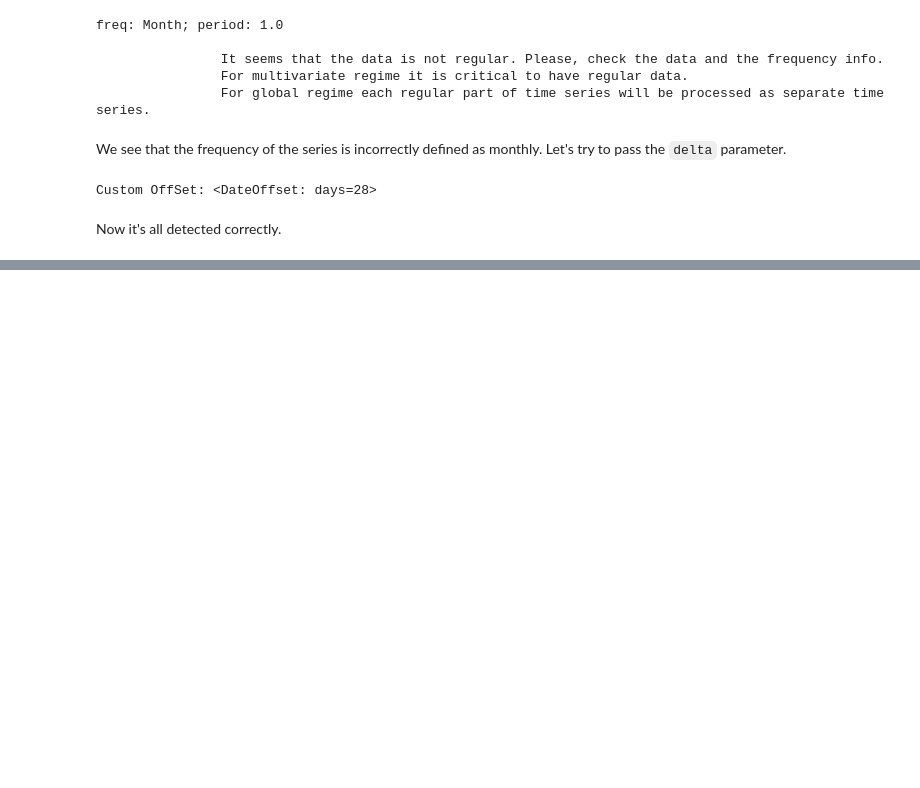
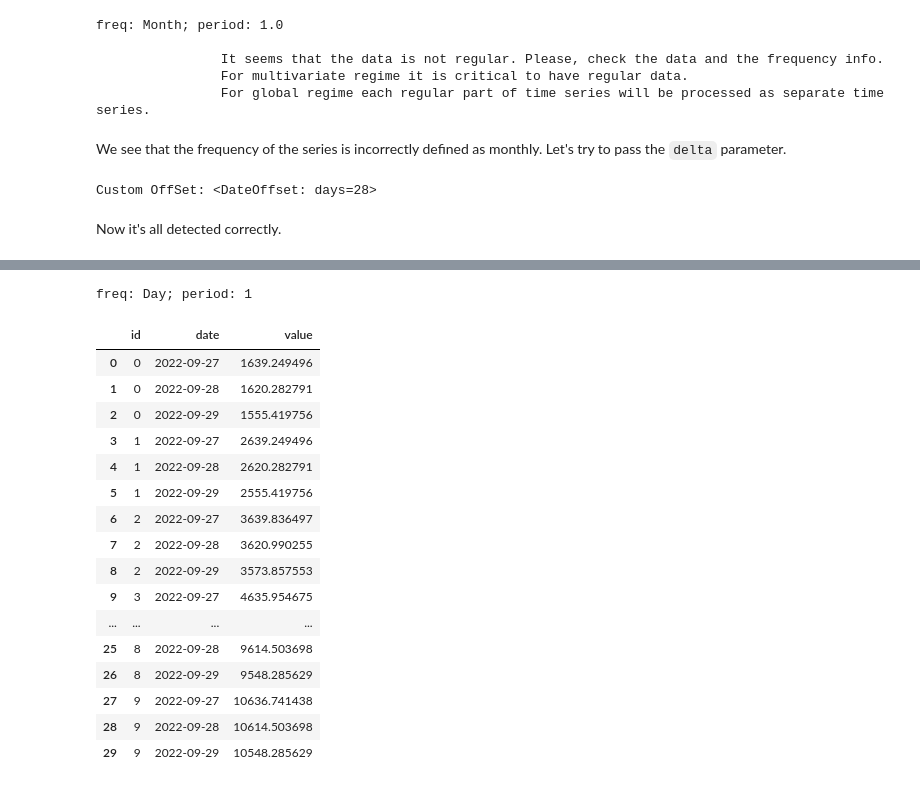
Before and after one commit to sb-ai-lab/tsururu, a Jupyter notebook: examples/Tutorial_1_Quick_start.ipynb, the cells around one changed output, grey strips where cells are left out. Drawn from its saved outputs; the diff is of its cells as text; code cells hidden in the pictures; blank space fills up the shorter version.

Commit message:
add subsampling of indices for feature generation

```diff
--- a/examples/Tutorial_1_Quick_start.ipynb
+++ b/examples/Tutorial_1_Quick_start.ipynb
@@ -523,0 +525,4 @@ Now it's all detected correctly.
+# %%
+strategy = RecursiveStrategy(horizon, history, trainer, pipeline)
+# %%
+fit_time, _ = strategy.fit(dataset, subsampling_rate=0.001, subsampling_seed=42)
@@ -523,0 +548,24 @@ Now it's all detected correctly.
+# %%
+forecast_time, current_pred = strategy.predict(dataset)
+# %% [output]
+freq: Day; period: 1
+# %%
+current_pred
+# %% [output]
+|  | id | date | value |
+| 0 | 0 | 2022-09-27 | 1639.249496 |
+| 1 | 0 | 2022-09-28 | 1620.282791 |
+| 2 | 0 | 2022-09-29 | 1555.419756 |
+| 3 | 1 | 2022-09-27 | 2639.249496 |
+| 4 | 1 | 2022-09-28 | 2620.282791 |
+| 5 | 1 | 2022-09-29 | 2555.419756 |
+| 6 | 2 | 2022-09-27 | 3639.836497 |
+| 7 | 2 | 2022-09-28 | 3620.990255 |
+| 8 | 2 | 2022-09-29 | 3573.857553 |
+| 9 | 3 | 2022-09-27 | 4635.954675 |
+| ... | ... | ... | ... |
+| 25 | 8 | 2022-09-28 | 9614.503698 |
+| 26 | 8 | 2022-09-29 | 9548.285629 |
+| 27 | 9 | 2022-09-27 | 10636.741438 |
+| 28 | 9 | 2022-09-28 | 10614.503698 |
+| 29 | 9 | 2022-09-29 | 10548.285629 |
```
Also changed, not shown: parts of 8 cells of this notebook, 3 other files.
